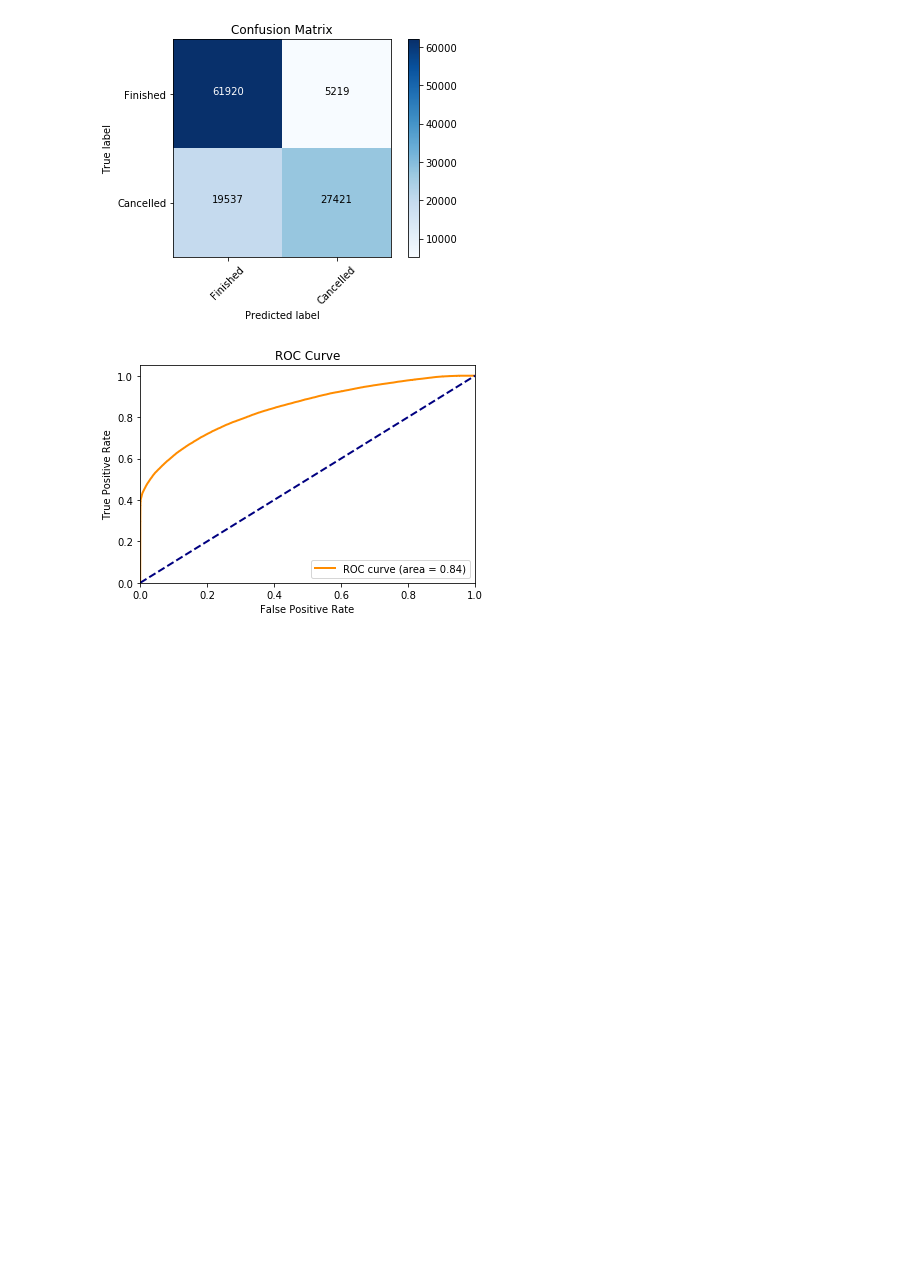
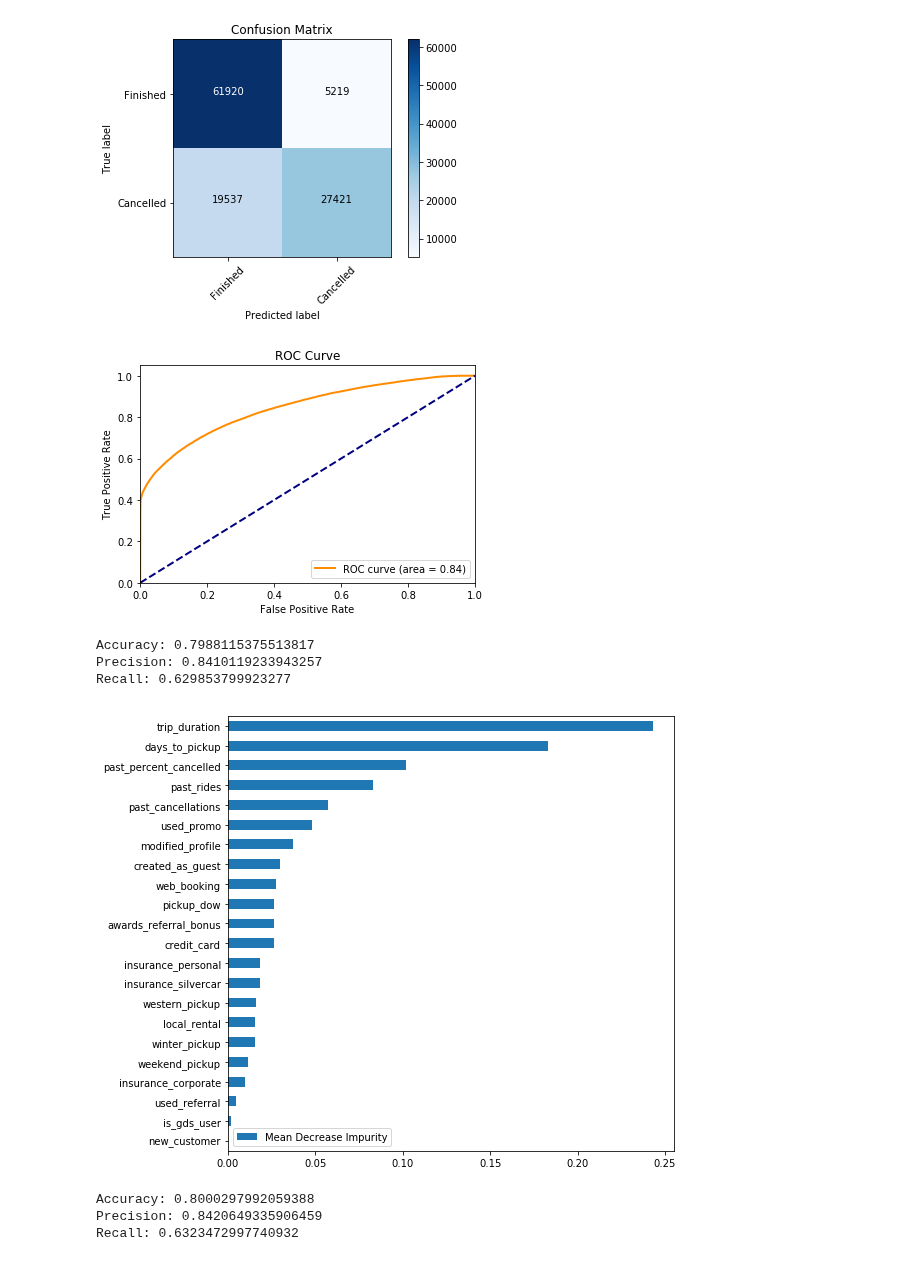
Before and after one commit to mengeling/silvercar-cancellation-predictor, a Jupyter notebook: EDA/modeling.ipynb, the cells around one changed output. Cells and saved outputs as stored; diff of their text form; code cells hidden in the pictures; blank space fills up the shorter version.

```diff
--- a/EDA/modeling.ipynb
+++ b/EDA/modeling.ipynb
@@ -341,3 +347,29 @@ auc = roc_auc_score(y_test, probabilities)
 plot_roc_curve(fpr, tpr, thresholds, auc)
 # %% [output]
 [figure]
+# %%
+clf = XGBClassifier(n_estimators=200, max_depth=3, learning_rate=0.25, n_jobs=-1)
+clf.fit(X_train, y_train)
+predictions = clf.predict(X_test)
+print("Accuracy: {}".format(clf.score(X_test, y_test)))
+print("Precision: {}".format(precision_score(y_test, predictions)))
+print("Recall: {}".format(recall_score(y_test, predictions)))
+# %% [output]
+Accuracy: 0.7988115375513817
+Precision: 0.8410119233943257
+Recall: 0.629853799923277
+# %%
+plot_feature_importances(df_temp, clf.feature_importances_)
+# %% [output]
+[figure, added]
+# %%
+clf = XGBClassifier(n_estimators=1000, max_depth=3, learning_rate=0.1, n_jobs=-1)
+clf.fit(X_train, y_train)
+predictions = clf.predict(X_test)
+print("Accuracy: {}".format(clf.score(X_test, y_test)))
+print("Precision: {}".format(precision_score(y_test, predictions)))
+print("Recall: {}".format(recall_score(y_test, predictions)))
+# %% [output]
+Accuracy: 0.8000297992059388
+Precision: 0.8420649335906459
+Recall: 0.6323472997740932
```
Also changed, not shown: parts of 7 cells of this notebook, 8 other files.
